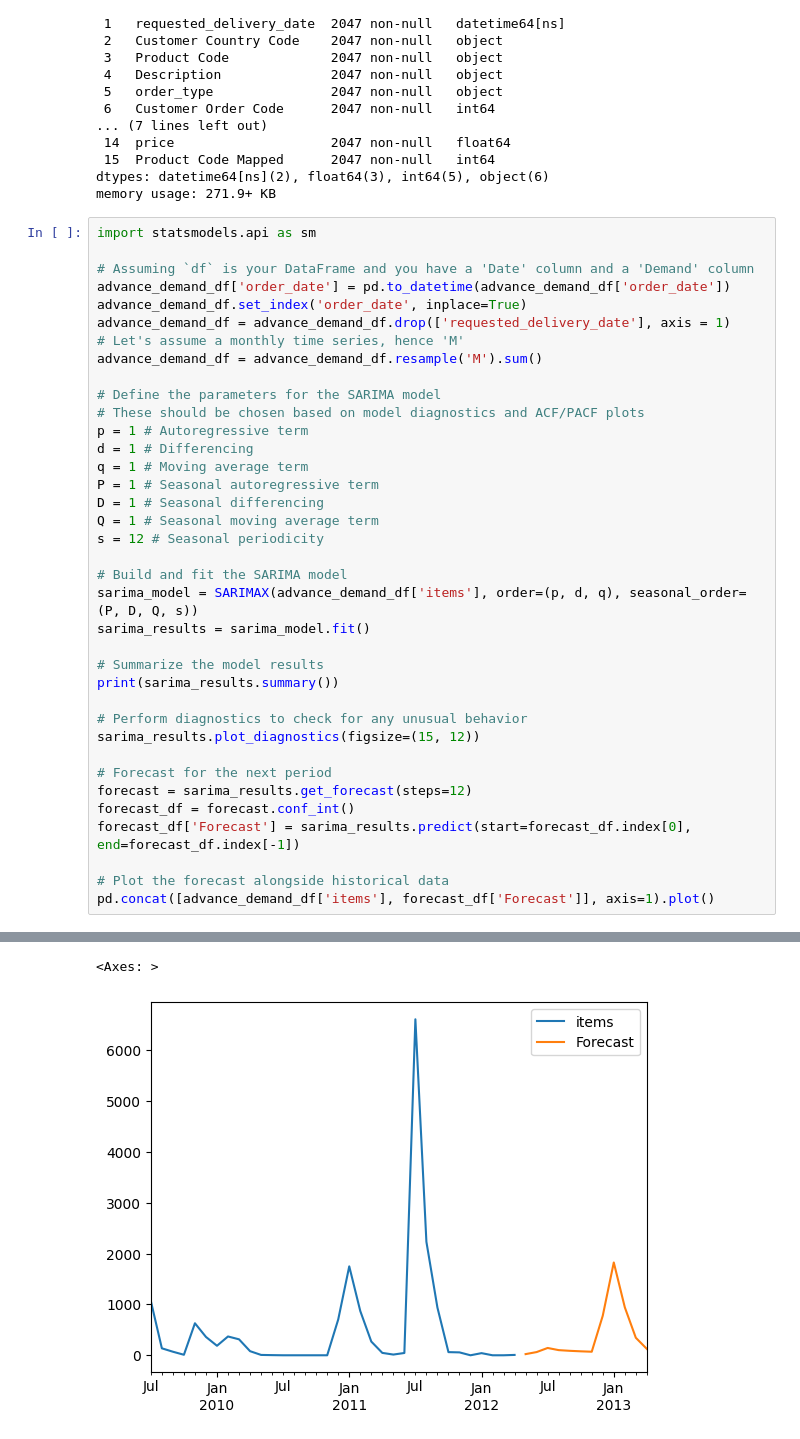
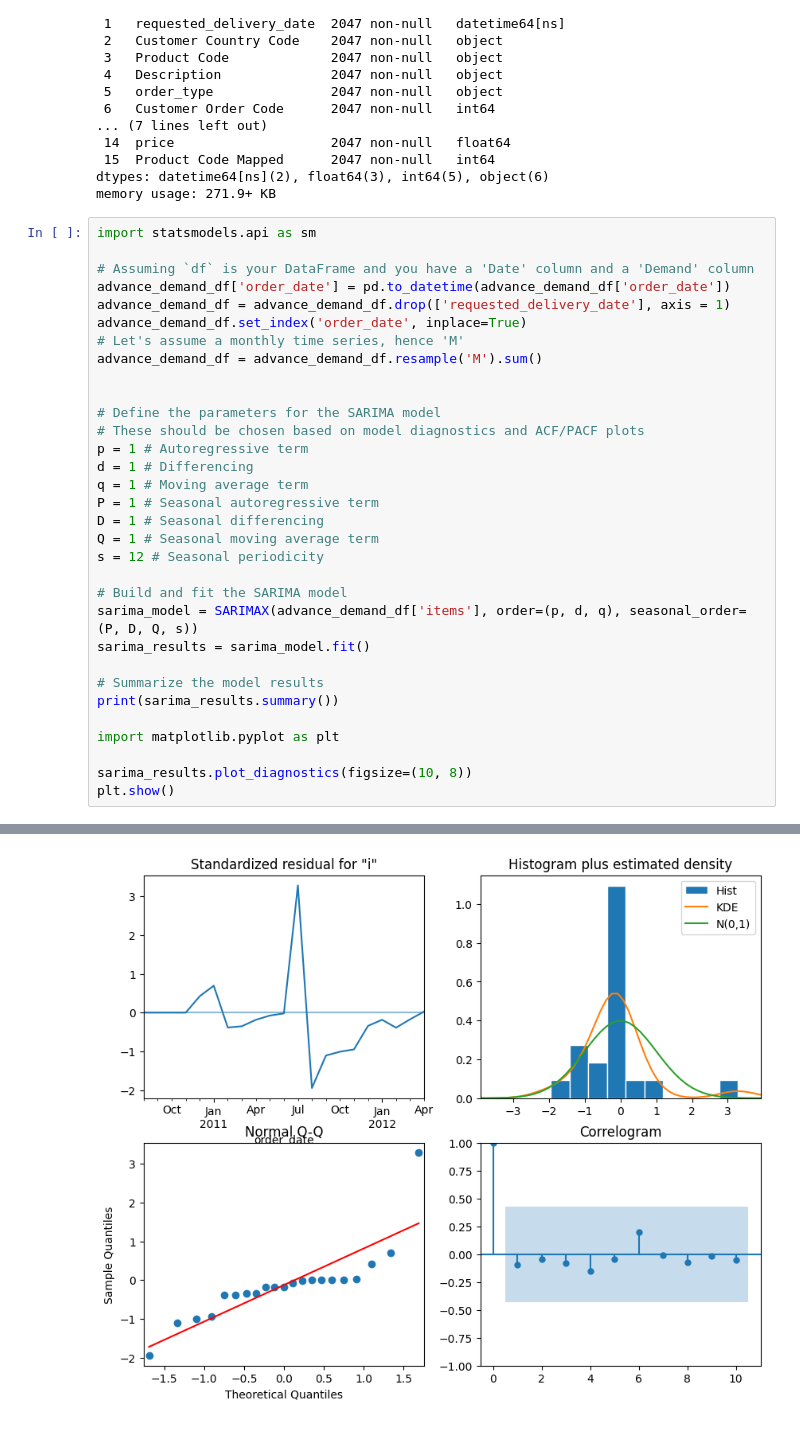
Before and after one commit to HaoyuHunterFang/schulich_data_science, a Jupyter notebook: Final_Exam_5110.ipynb, the cells around one changed output, grey strips where cells are left out. Cells and saved outputs as stored; diff of their text form.

```diff
--- a/Final_Exam_5110.ipynb
+++ b/Final_Exam_5110.ipynb
@@ -282,10 +282,11 @@ import statsmodels.api as sm
 
 # Assuming `df` is your DataFrame and you have a 'Date' column and a 'Demand' column
 advance_demand_df['order_date'] = pd.to_datetime(advance_demand_df['order_date'])
+advance_demand_df = advance_demand_df.drop(['requested_delivery_date'], axis = 1)
 advance_demand_df.set_index('order_date', inplace=True)
-advance_demand_df = advance_demand_df.drop(['requested_delivery_date'], axis = 1)
 # Let's assume a monthly time series, hence 'M'
 advance_demand_df = advance_demand_df.resample('M').sum()
+
 
 # Define the parameters for the SARIMA model
 # These should be chosen based on model diagnostics and ACF/PACF plots
@@ -302,41 +303,34 @@ sarima_model = SARIMAX(advance_demand_df['items'], order=(p, d, q), seasonal_ord
 sarima_results = sarima_model.fit()
 
 # Summarize the model results
 print(sarima_results.summary())
 
-# Perform diagnostics to check for any unusual behavior
-sarima_results.plot_diagnostics(figsize=(15, 12))
+import matplotlib.pyplot as plt
 
-# Forecast for the next period
-forecast = sarima_results.get_forecast(steps=12)
-forecast_df = forecast.conf_int()
-forecast_df['Forecast'] = sarima_results.predict(start=forecast_df.index[0], end=forecast_df.index[-1])
-
-# Plot the forecast alongside historical data
-pd.concat([advance_demand_df['items'], forecast_df['Forecast']], axis=1).plot()
+sarima_results.plot_diagnostics(figsize=(10, 8))
+plt.show()
 # %% [output]
 A value is trying to be set on a copy of a slice from a DataFrame.
 Try using .loc[row_indexer,col_indexer] = value instead
 
 See the caveats in the documentation: https://pandas.pydata.org/pandas-docs/stable/user_guide/indexing.html#returning-a-view-versus-a-copy
   advance_demand_df['order_date'] = pd.to_datetime(advance_demand_df['order_date'])
  This problem is unconstrained.
 RUNNING THE L-BFGS-B CODE
 
            * * *
 
 Machine precision = 2.220D-16
  N =            5     M =           10
 
 At X0         0 variables are exactly at the bounds
 
 At iterate    0    f=  5.45992D+00    |proj g|=  9.13645D-02
 
 At iterate    5    f=  5.41693D+00    |proj g|=  1.01858D-02
 ... (58 lines left out)
 ===================================================================================
 
 Warnings:
 [1] Covariance matrix calculated using the outer product of gradients (complex-step).
-<Axes: >
-[figure, old version]
+[figure, new version]
```
Also changed, not shown: parts of 5 cells of this notebook.
